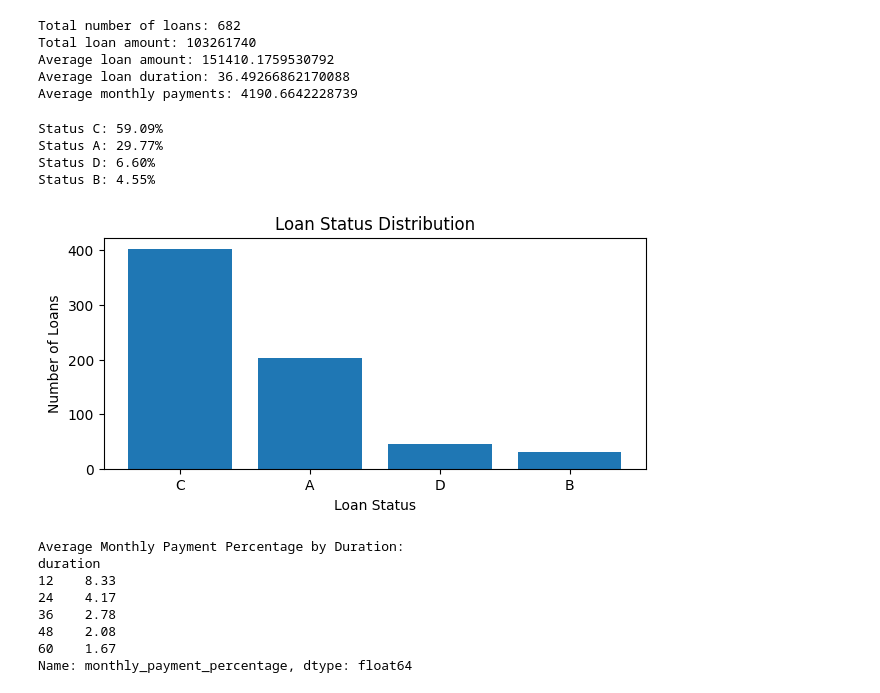
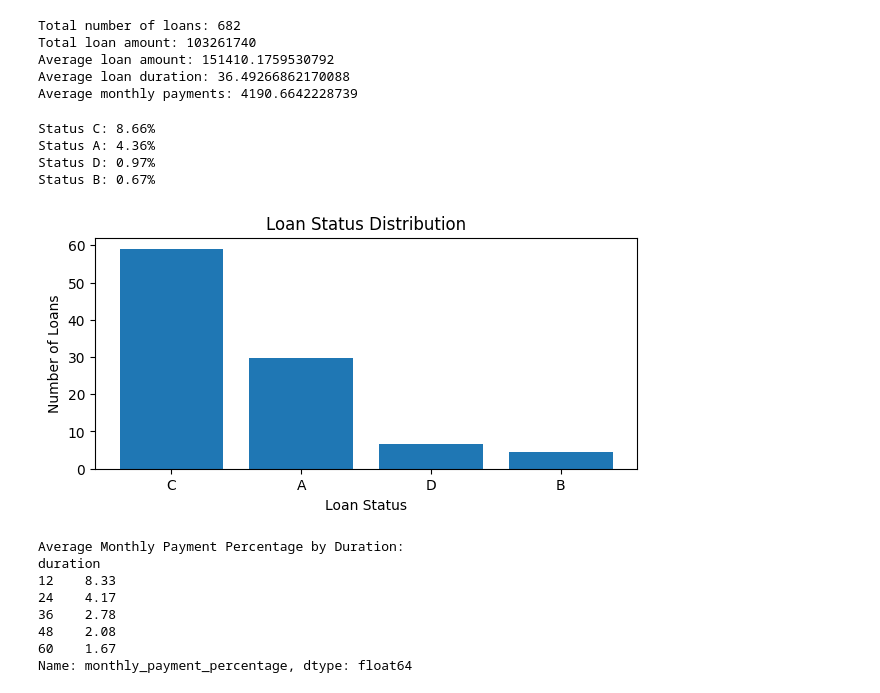
Before and after one commit to Nik8x/Anti_money_Laundering, a Jupyter notebook: Financial_Transactions_Data_Analysis.ipynb, the cells around one changed output. Drawn from its saved outputs; the diff is of its cells as text; code cells hidden in the pictures.

```diff
--- a/Financial_Transactions_Data_Analysis.ipynb
+++ b/Financial_Transactions_Data_Analysis.ipynb
@@ -352,7 +389,8 @@ dtype: int64
 *   status:	status of paying off the loan	'A' stands for contract finished, no problems, 'B' stands for contract finished, loan not payed, 'C' stands for running contract, OK so far, 'D' stands for running contract, client in debt
 # %%
 # Convert the 'date' column to datetime format
-loan['date'] = pd.to_datetime(loan['date'], format='%y%m%d')
+loan.rename(columns = {'date' : 'date_loan'}, inplace = True)
+loan['date_loan'] = pd.to_datetime(loan['date_loan'], format='%y%m%d')
 print(loan.shape)
 loan[:2]
 # %% [output]
@@ -402,24 +440,24 @@ Average monthly payments: 4190.6642228739
 # %%
 # percentage of loans in each status category
 status_percentages = (loan['status'].value_counts() / len(loan)) * 100
 
-for status, count in status_counts.items():
+for status, count in status_percentages.items():
     percentage = (count / total_loans) * 100
     print(f"Status {status}: {percentage:.2f}%")
 
 # plot the loan status distribution
 plt.figure(figsize=(7, 3))
-plt.bar(status_counts.index, status_counts.values)
+plt.bar(status_percentages.index, status_percentages.values)
 plt.xlabel('Loan Status')
 plt.ylabel('Number of Loans')
 plt.title('Loan Status Distribution')
 plt.show()
 # %% [output]
-Status C: 59.09%
-Status A: 29.77%
-Status D: 6.60%
-Status B: 4.55%
+Status C: 8.66%
+Status A: 4.36%
+Status D: 0.97%
+Status B: 0.67%
-[figure, old version]
+[figure, new version]
 # %%
 # the average monthly payments as a percentage of the loan amount for different durations
 loan_df = loan.copy()
```
Also changed, not shown: parts of 22 cells of this notebook.
